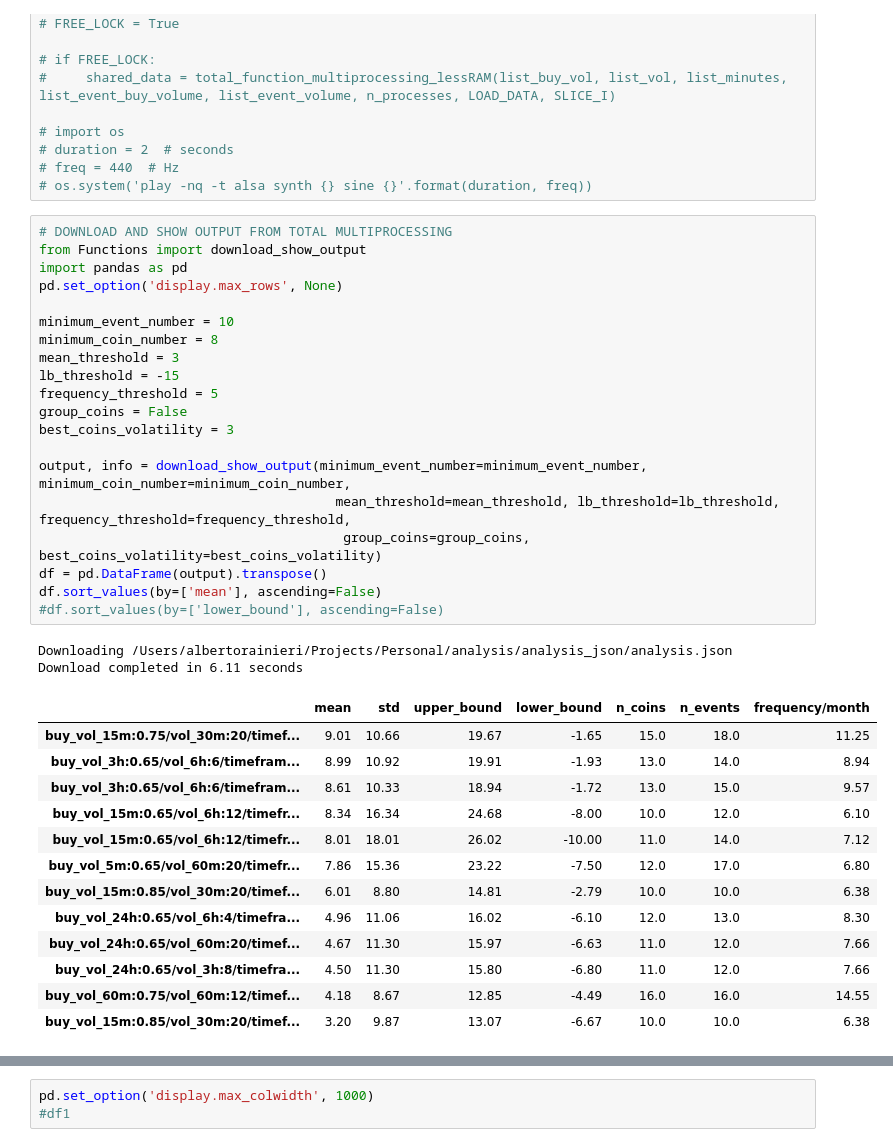
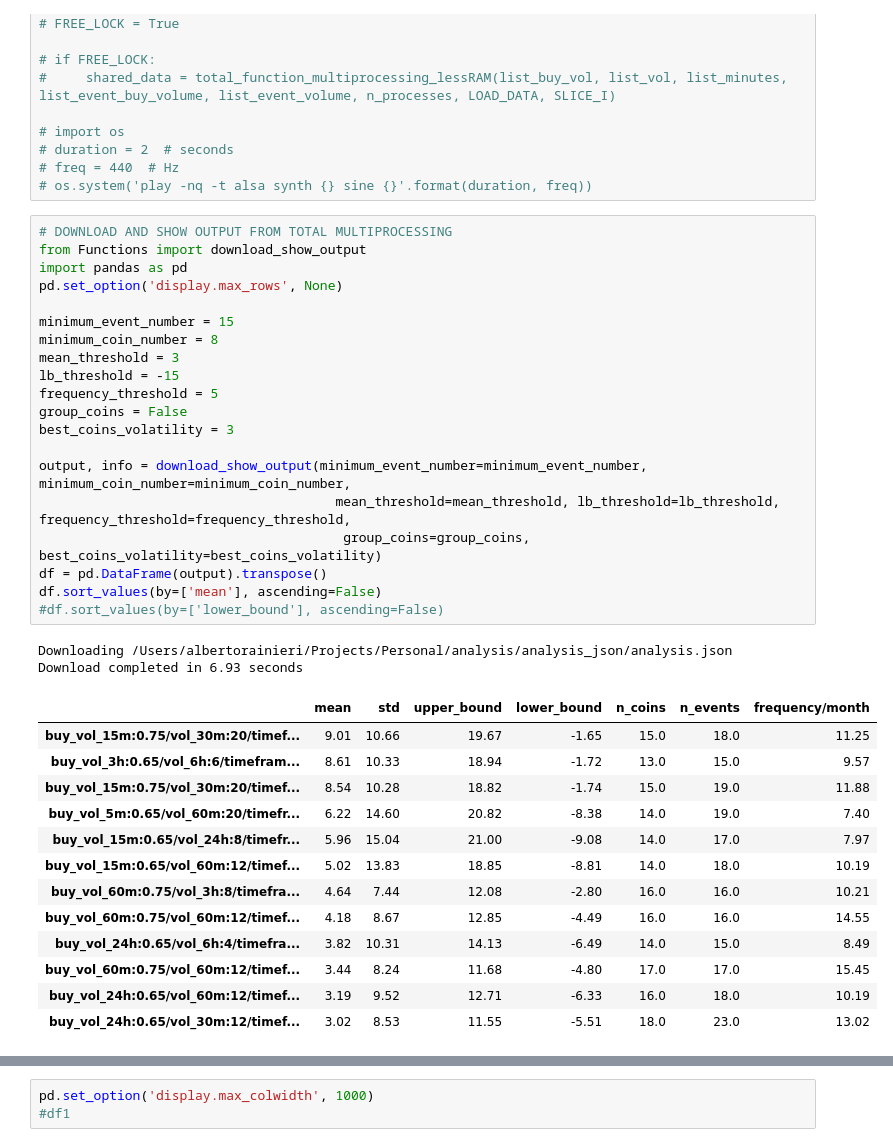
Before and after one commit to albertoRainieri/Crypto_Trading_System, a Jupyter notebook: analysis/Analysis.ipynb, the cells around one changed output, grey strips where cells are left out. Saved outputs shown, nothing was run; the diff lists cells and outputs as text.

```diff
--- a/analysis/Analysis.ipynb
+++ b/analysis/Analysis.ipynb
@@ -50,39 +93,39 @@ if FREE_LOCK:
 # %%
 # DOWNLOAD AND SHOW OUTPUT FROM TOTAL MULTIPROCESSING
 from Functions import download_show_output
 import pandas as pd
 pd.set_option('display.max_rows', None)
 
-minimum_event_number = 10
+minimum_event_number = 15
 minimum_coin_number = 8
 mean_threshold = 3
 lb_threshold = -15
 frequency_threshold = 5
 group_coins = False
 best_coins_volatility = 3
 
 output, info = download_show_output(minimum_event_number=minimum_event_number, minimum_coin_number=minimum_coin_number,
                                       mean_threshold=mean_threshold, lb_threshold=lb_threshold, frequency_threshold=frequency_threshold,
                                        group_coins=group_coins, best_coins_volatility=best_coins_volatility)
 df = pd.DataFrame(output).transpose()
 df.sort_values(by=['mean'], ascending=False)
 #df.sort_values(by=['lower_bound'], ascending=False)
 # %% [output]
 Downloading /Users/albertorainieri/Projects/Personal/analysis/analysis_json/analysis.json
-Download completed in 6.11 seconds
+Download completed in 6.93 seconds
 |  | mean | std | upper_bound | lower_bound | n_coins | n_events | frequency/month |
 | buy_vol_15m:0.75/vol_30m:20/timef... | 9.01 | 10.66 | 19.67 | -1.65 | 15.0 | 18.0 | 11.25 |
-| buy_vol_3h:0.65/vol_6h:6/timefram... | 8.99 | 10.92 | 19.91 | -1.93 | 13.0 | 14.0 | 8.94 |
 | buy_vol_3h:0.65/vol_6h:6/timefram... | 8.61 | 10.33 | 18.94 | -1.72 | 13.0 | 15.0 | 9.57 |
-| buy_vol_15m:0.65/vol_6h:12/timefr... | 8.34 | 16.34 | 24.68 | -8.00 | 10.0 | 12.0 | 6.10 |
-| buy_vol_15m:0.65/vol_6h:12/timefr... | 8.01 | 18.01 | 26.02 | -10.00 | 11.0 | 14.0 | 7.12 |
-| buy_vol_5m:0.65/vol_60m:20/timefr... | 7.86 | 15.36 | 23.22 | -7.50 | 12.0 | 17.0 | 6.80 |
-| buy_vol_15m:0.85/vol_30m:20/timef... | 6.01 | 8.80 | 14.81 | -2.79 | 10.0 | 10.0 | 6.38 |
-| buy_vol_24h:0.65/vol_6h:4/timefra... | 4.96 | 11.06 | 16.02 | -6.10 | 12.0 | 13.0 | 8.30 |
-| buy_vol_24h:0.65/vol_60m:20/timef... | 4.67 | 11.30 | 15.97 | -6.63 | 11.0 | 12.0 | 7.66 |
-| buy_vol_24h:0.65/vol_3h:8/timefra... | 4.50 | 11.30 | 15.80 | -6.80 | 11.0 | 12.0 | 7.66 |
+| buy_vol_15m:0.75/vol_30m:20/timef... | 8.54 | 10.28 | 18.82 | -1.74 | 15.0 | 19.0 | 11.88 |
+| buy_vol_5m:0.65/vol_60m:20/timefr... | 6.22 | 14.60 | 20.82 | -8.38 | 14.0 | 19.0 | 7.40 |
+| buy_vol_15m:0.65/vol_24h:8/timefr... | 5.96 | 15.04 | 21.00 | -9.08 | 14.0 | 17.0 | 7.97 |
+| buy_vol_15m:0.65/vol_60m:12/timef... | 5.02 | 13.83 | 18.85 | -8.81 | 14.0 | 18.0 | 10.19 |
+| buy_vol_60m:0.75/vol_3h:8/timefra... | 4.64 | 7.44 | 12.08 | -2.80 | 16.0 | 16.0 | 10.21 |
 | buy_vol_60m:0.75/vol_60m:12/timef... | 4.18 | 8.67 | 12.85 | -4.49 | 16.0 | 16.0 | 14.55 |
-| buy_vol_15m:0.85/vol_30m:20/timef... | 3.20 | 9.87 | 13.07 | -6.67 | 10.0 | 10.0 | 6.38 |
+| buy_vol_24h:0.65/vol_6h:4/timefra... | 3.82 | 10.31 | 14.13 | -6.49 | 14.0 | 15.0 | 8.49 |
+| buy_vol_60m:0.75/vol_60m:12/timef... | 3.44 | 8.24 | 11.68 | -4.80 | 17.0 | 17.0 | 15.45 |
+| buy_vol_24h:0.65/vol_60m:12/timef... | 3.19 | 9.52 | 12.71 | -6.33 | 16.0 | 18.0 | 10.19 |
+| buy_vol_24h:0.65/vol_30m:12/timef... | 3.02 | 8.53 | 11.55 | -5.51 | 18.0 | 23.0 | 13.02 |
 # %%
 from Functions import check_invevestment_amount
 check_invevestment_amount(info, output, investment_amount=90)
```
Also changed, not shown: parts of 10 cells of this notebook, 19 other files.
